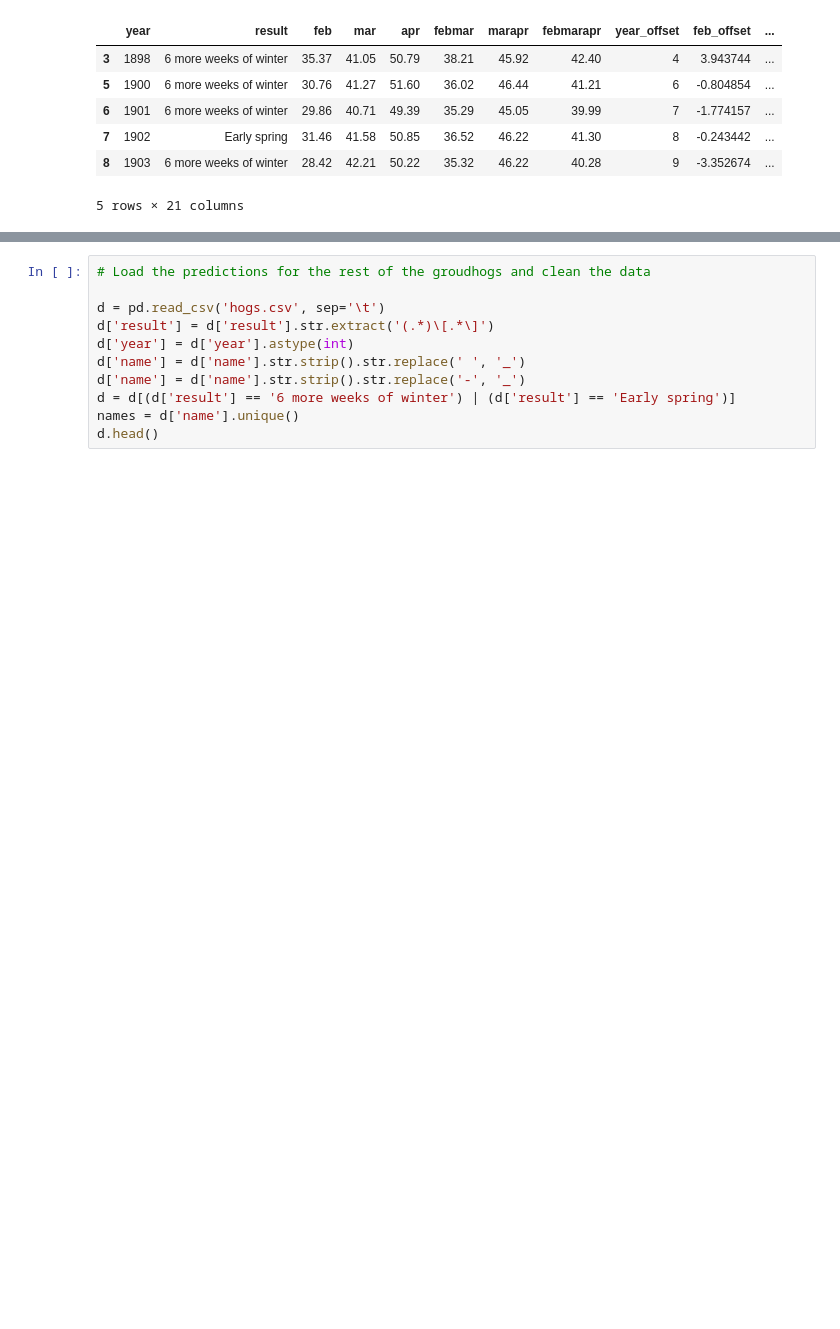
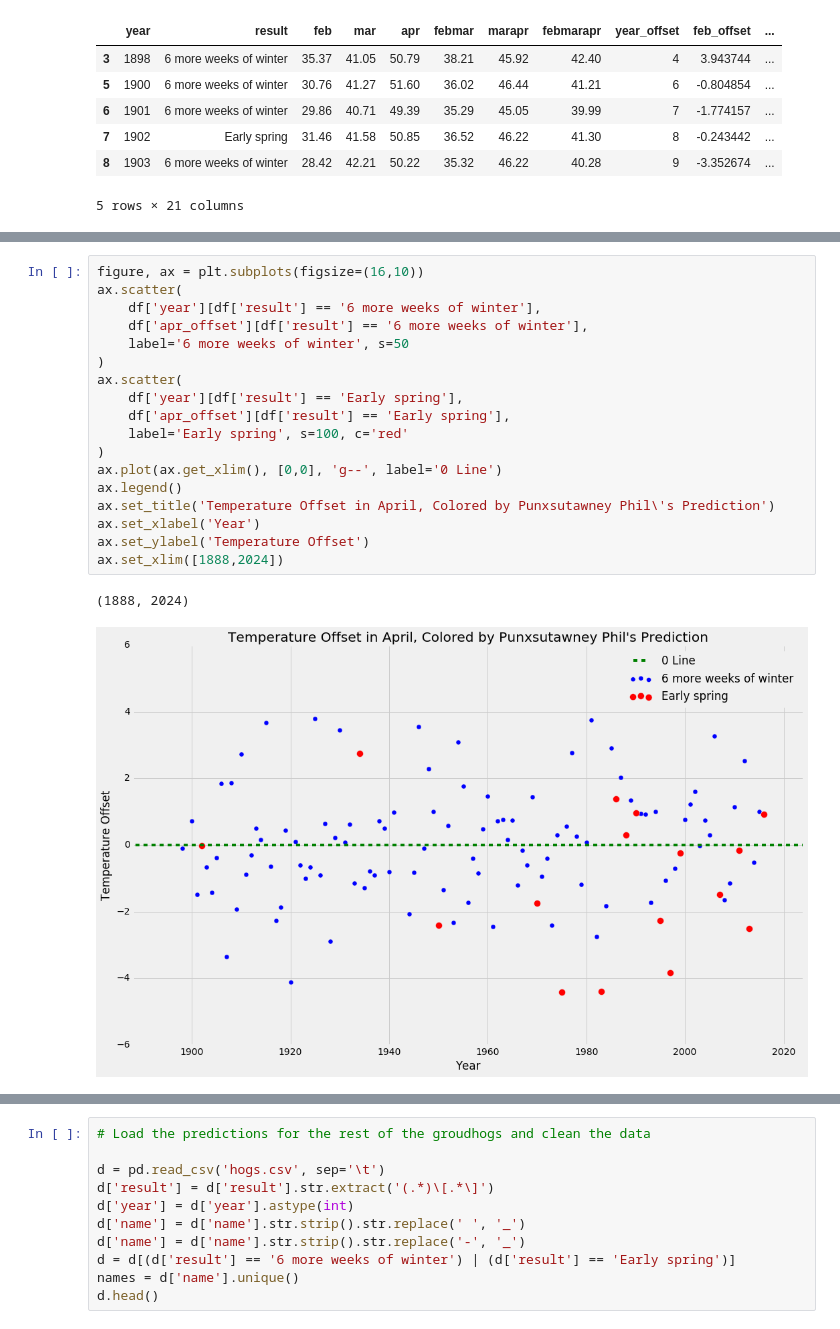
Before and after one commit to docmarionum1/Groundhog-Day, a Jupyter notebook: Groundhog Day.ipynb, the cells around one changed output, grey strips where cells are left out. Cells and saved outputs as stored; diff of their text form; blank space fills up the shorter version.

Commit message:
adding some graphs

```diff
--- a/Groundhog Day.ipynb
+++ b/Groundhog Day.ipynb
@@ -111,3 +111,24 @@ Covariance Type:            nonrobust
 
 Warnings:
 [1] Standard Errors assume that the covariance matrix of the errors is correctly specified.
+# %%
+figure, ax = plt.subplots(figsize=(16,10))
+ax.scatter(
+    df['year'][df['result'] == '6 more weeks of winter'],
+    df['apr_offset'][df['result'] == '6 more weeks of winter'],
+    label='6 more weeks of winter', s=50
+)
+ax.scatter(
+    df['year'][df['result'] == 'Early spring'],
+    df['apr_offset'][df['result'] == 'Early spring'],
+    label='Early spring', s=100, c='red'
+)
+ax.plot(ax.get_xlim(), [0,0], 'g--', label='0 Line')
+ax.legend()
+ax.set_title('Temperature Offset in April, Colored by Punxsutawney Phil\'s Prediction')
+ax.set_xlabel('Year')
+ax.set_ylabel('Temperature Offset')
+ax.set_xlim([1888,2024])
+# %% [output]
+(1888, 2024)
+[figure, added]
```
Also changed, not shown: parts of 5 cells of this notebook.
